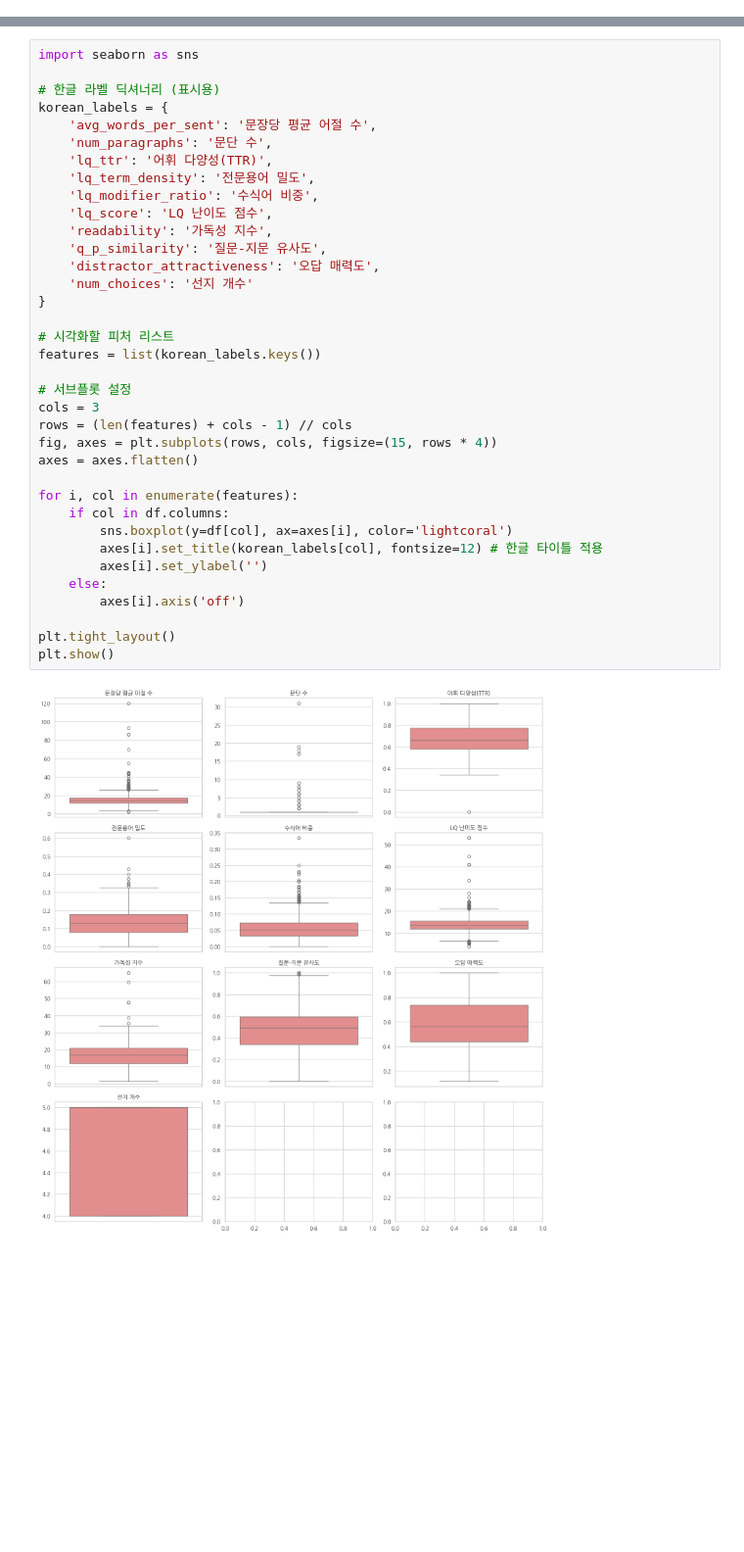
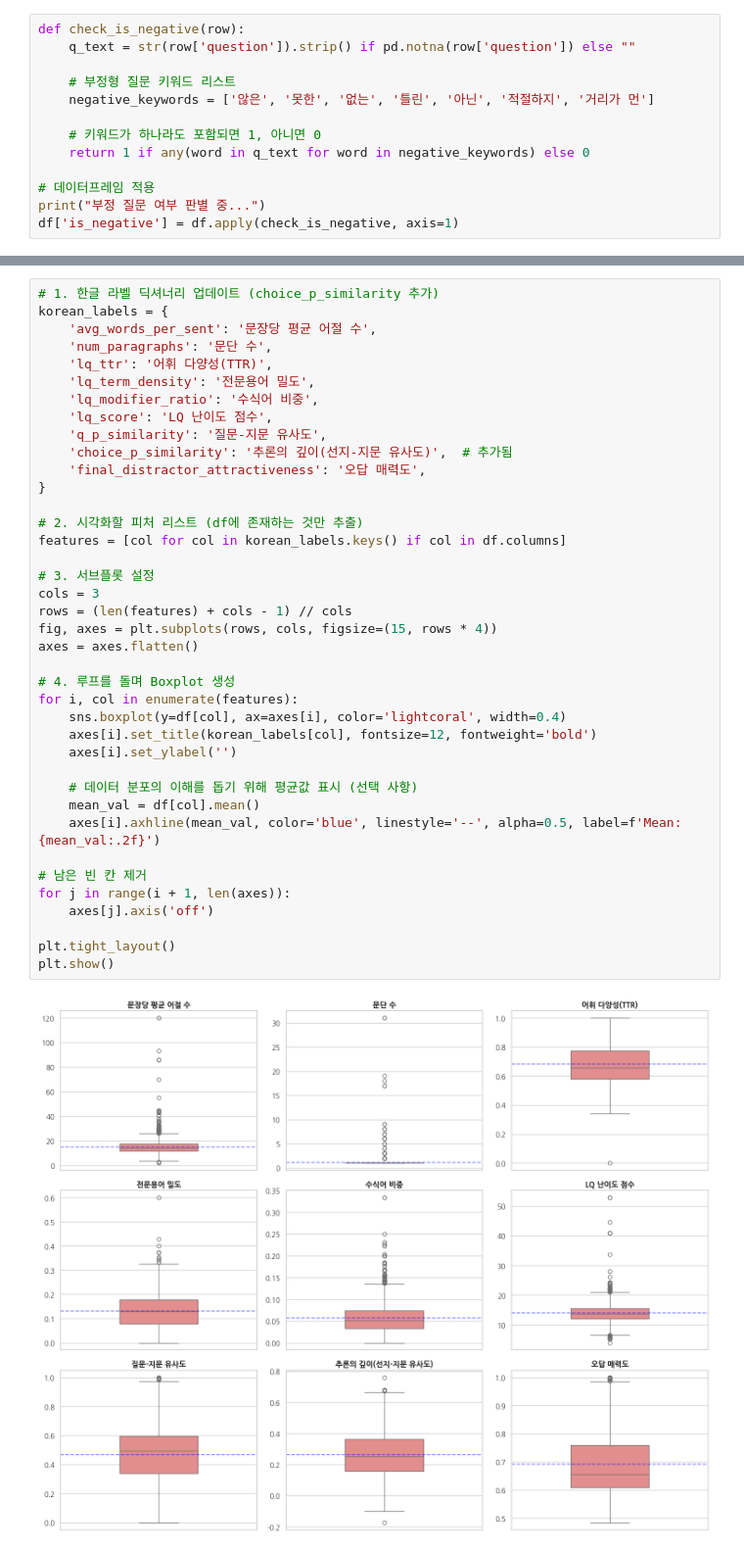
Before and after one commit to boostcampaitech8/pro-nlp-generationfornlp-nlp-14, a Jupyter notebook: notebooks/data_EDA.ipynb, the cells around one changed output, grey strips where cells are left out. Shown at 98% size. Drawn from its saved outputs; the diff is of its cells as text; blank space fills up the shorter version.

```diff
--- a/notebooks/data_EDA.ipynb
+++ b/notebooks/data_EDA.ipynb
@@ -639,0 +661,13 @@ df.head()
+# %%
+def check_is_negative(row):
+    q_text = str(row['question']).strip() if pd.notna(row['question']) else ""
+
+    # 부정형 질문 키워드 리스트
+    negative_keywords = ['않은', '못한', '없는', '틀린', '아닌', '적절하지', '거리가 먼']
+
+    # 키워드가 하나라도 포함되면 1, 아니면 0
+    return 1 if any(word in q_text for word in negative_keywords) else 0
+
+# 데이터프레임 적용
+print("부정 질문 여부 판별 중...")
+df['is_negative'] = df.apply(check_is_negative, axis=1)
@@ -640,38 +750,41 @@ df.head()
 # %%
-import seaborn as sns
-
-# 한글 라벨 딕셔너리 (표시용)
+# 1. 한글 라벨 딕셔너리 업데이트 (choice_p_similarity 추가)
 korean_labels = {
     'avg_words_per_sent': '문장당 평균 어절 수',
     'num_paragraphs': '문단 수',
     'lq_ttr': '어휘 다양성(TTR)',
     'lq_term_density': '전문용어 밀도',
     'lq_modifier_ratio': '수식어 비중',
     'lq_score': 'LQ 난이도 점수',
-    'readability': '가독성 지수',
     'q_p_similarity': '질문-지문 유사도',
-    'distractor_attractiveness': '오답 매력도',
-    'num_choices': '선지 개수'
+    'choice_p_similarity': '추론의 깊이(선지-지문 유사도)',  # 추가됨
+    'final_distractor_attractiveness': '오답 매력도',
 }
 
-# 시각화할 피처 리스트
-features = list(korean_labels.keys())
+# 2. 시각화할 피처 리스트 (df에 존재하는 것만 추출)
+features = [col for col in korean_labels.keys() if col in df.columns]
 
-# 서브플롯 설정
+# 3. 서브플롯 설정
 cols = 3
 rows = (len(features) + cols - 1) // cols
 fig, axes = plt.subplots(rows, cols, figsize=(15, rows * 4))
 axes = axes.flatten()
 
+# 4. 루프를 돌며 Boxplot 생성
 for i, col in enumerate(features):
-    if col in df.columns:
-        sns.boxplot(y=df[col], ax=axes[i], color='lightcoral')
-        axes[i].set_title(korean_labels[col], fontsize=12) # 한글 타이틀 적용
-        axes[i].set_ylabel('')
-    else:
-        axes[i].axis('off')
+    sns.boxplot(y=df[col], ax=axes[i], color='lightcoral', width=0.4)
+    axes[i].set_title(korean_labels[col], fontsize=12, fontweight='bold')
+    axes[i].set_ylabel('')
+
+    # 데이터 분포의 이해를 돕기 위해 평균값 표시 (선택 사항)
+    mean_val = df[col].mean()
+    axes[i].axhline(mean_val, color='blue', linestyle='--', alpha=0.5, label=f'Mean: {mean_val:.2f}')
+
+# 남은 빈 칸 제거
+for j in range(i + 1, len(axes)):
+    axes[j].axis('off')
 
 plt.tight_layout()
 plt.show()
 # %% [output]
-[figure, old version]
+[figure, new version]
```
Also changed, not shown: parts of 54 cells of this notebook.
